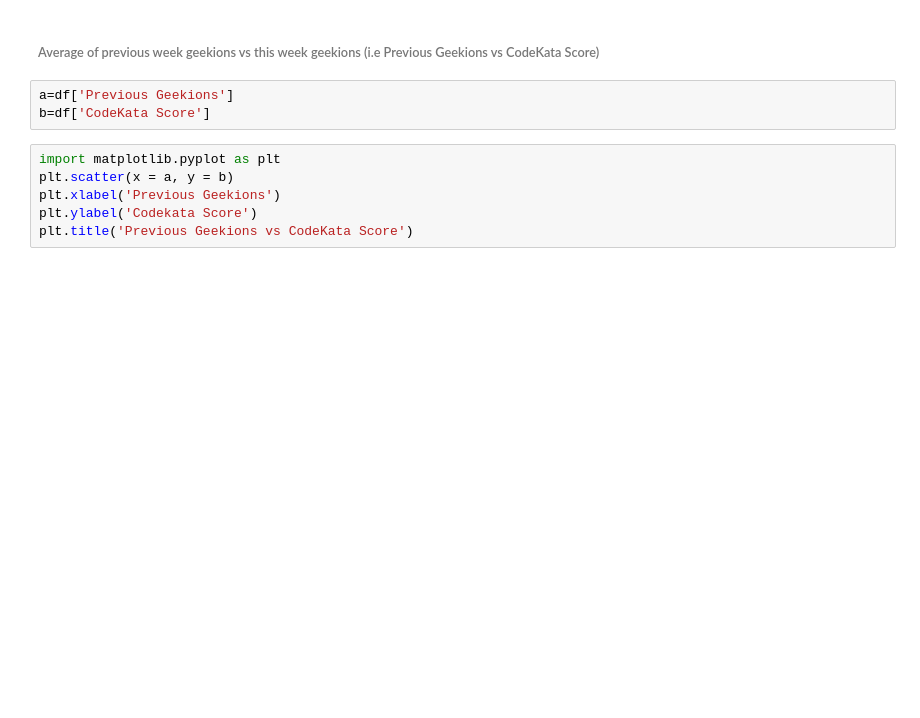
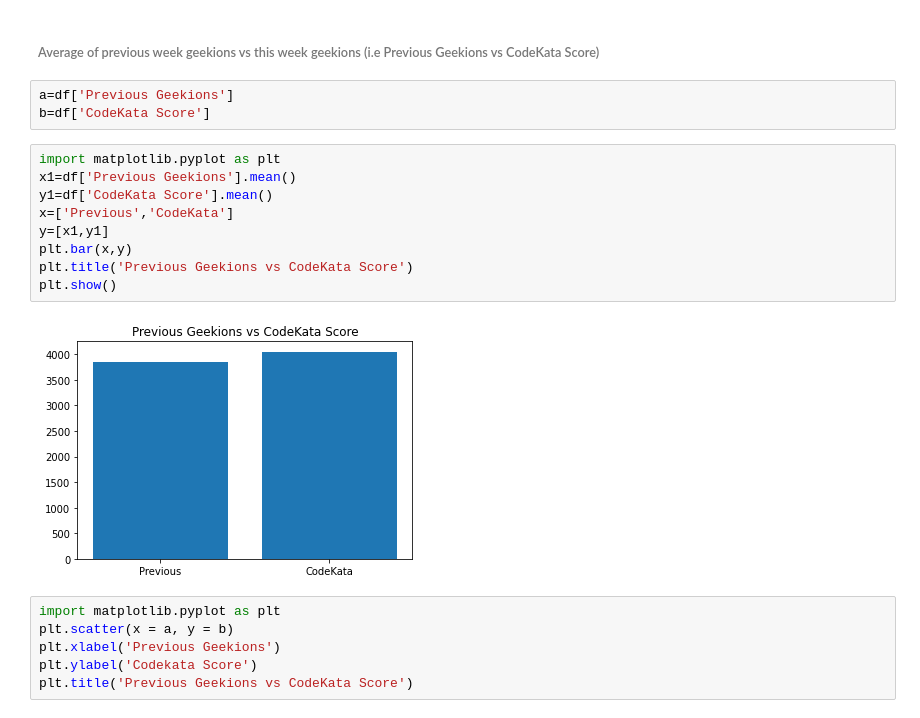
Before and after one commit to JayabharathiRavi/D19Task4, a Jupyter notebook: Copy_of_Assessment2B.ipynb, the cells around one changed output. Saved outputs shown, nothing was run; the diff lists cells and outputs as text; blank space fills up the shorter version.

```diff
--- a/Copy_of_Assessment2B.ipynb
+++ b/Copy_of_Assessment2B.ipynb
@@ -98,6 +94,17 @@ reached_expectation
 # %%
 a=df['Previous Geekions']
 b=df['CodeKata Score']
+# %%
+import matplotlib.pyplot as plt
+x1=df['Previous Geekions'].mean()
+y1=df['CodeKata Score'].mean()
+x=['Previous','CodeKata']
+y=[x1,y1]
+plt.bar(x,y)
+plt.title('Previous Geekions vs CodeKata Score')
+plt.show()
+# %% [output]
+[figure, added]
 # %%
 import matplotlib.pyplot as plt
 plt.scatter(x = a, y = b)
```
Also changed, not shown: parts of 1 cell of this notebook.
